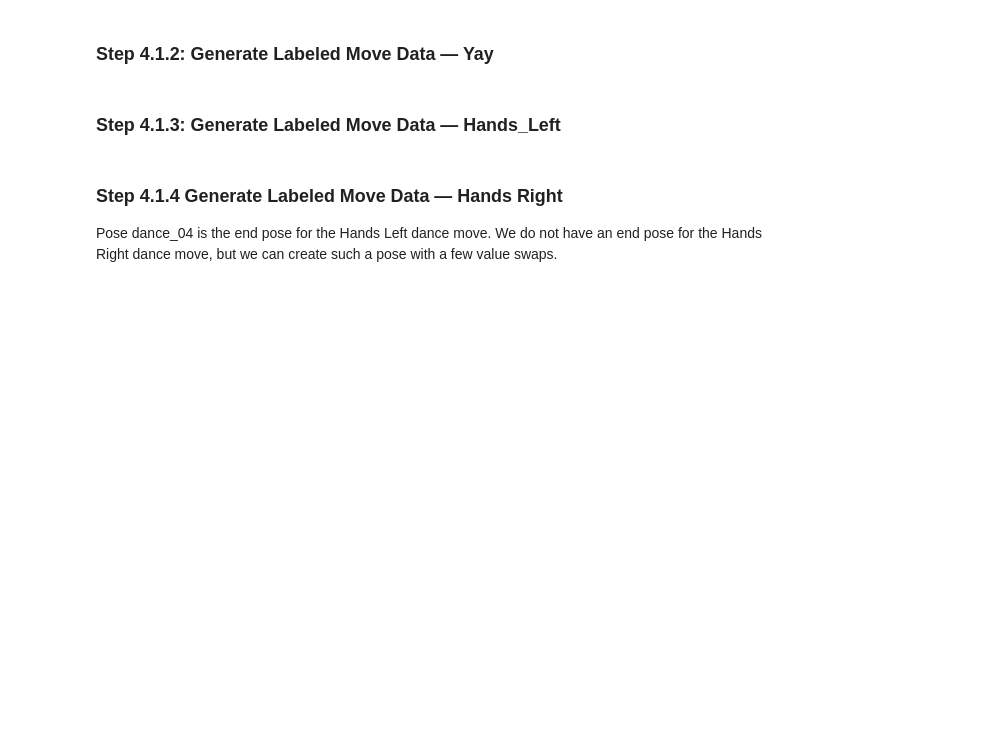
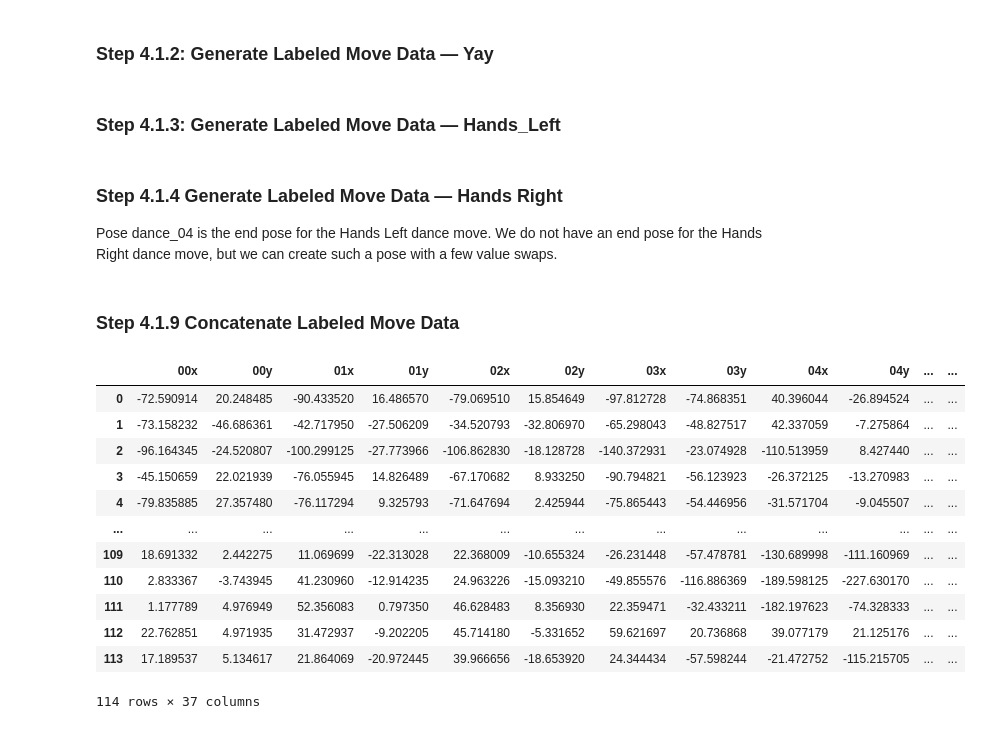
Before and after one commit to HiromiCota/CS506_TeamProject, a Jupyter notebook: main.ipynb, the cells around one changed output. Cells and saved outputs as stored; diff of their text form; code cells hidden in the pictures; blank space fills up the shorter version.

```diff
--- a/main.ipynb
+++ b/main.ipynb
@@ -442,7 +441,42 @@ ValueError: cannot set a row with mismatched columns
 # %% [markdown]
 ### Step 4.1.2: Generate Labeled Move Data — Yay
+# %%
+# We have 3 poses that work as the Yay end frame
+yay_pose1 = pose_to_df("standing_08.json",labels=labels)
+yay_pose2 = pose_to_df("standing_09.json",labels=labels)
+yay_pose3 = pose_to_df("standing_16.json",labels=labels)
+yay_start_frames = ["dance_02.json",   # Hand-selected poses that can work as starting poses
+                     "dance_05.json",
+                     "flexing_01.json",
+                     "flexing_02.json",
+                     "flexing_03.json",
+                     "standing_01.json",
+                     "standing_02.json",
+                     "standing_03.json",
+                     "standing_04.json",
+                     "standing_05.json",
+                     "standing_06.json",
+                     "standing_07.json",
+                     "standing_10.json",
+                     "standing_13.json",
+                     "standing_14.json",
+                     "standing_15.json",
+                     "standing_18.json",
+                     "standing_19.json",
+                     "standing_20.json",
+                     "standing_21.json",
+                     "tpose_01.json",
+                     "tpose_02.json"]
+
+yay_df1 = pose_list_to_vector_df(yay_start_frames,yay_pose1,"Yay",labels=labels)
+yay_df2 = pose_list_to_vector_df(yay_start_frames,yay_pose2,"Yay",labels=labels)
+yay_df3 = pose_list_to_vector_df(yay_start_frames,yay_pose3,"Yay",labels=labels)
 # %% [markdown]
 ### Step 4.1.3: Generate Labeled Move Data — Hands_Left
+# %%
+hands_left_pose = pose_to_df("dance_04.json",labels=labels)
+# We can reuse kick_start_frames for this one
+hands_left_df = pose_list_to_vector_df(kick_start_frames,hands_left_pose,"Hands_Left",labels=labels)
 # %% [markdown]
 ### Step 4.1.4 Generate Labeled Move Data — Hands Right
 Pose dance_04 is the end pose for the Hands Left dance move. We do not have an end pose for the Hands Right dance move, but we can create such a pose with a few value swaps.
@@ -452,5 +486,22 @@ hands_left = prep_dataframe(labels=labels)
 hands_right = prep_dataframe(labels=labels)
 
 #hands_left = store_pose()
+# %% [markdown]
+### Step 4.1.9 Concatenate Labeled Move Data
 # %%
-kick_move_vectors = []
+move_df = pd.concat([kick_df, yay_df1, yay_df2, yay_df3, hands_left_df], axis=0,ignore_index=True)
+display(move_df)
+# %% [output]
+|  | 00x | 00y | 01x | 01y | 02x | 02y | 03x | 03y | 04x | 04y | ... | ... |
+| 0 | -72.590914 | 20.248485 | -90.433520 | 16.486570 | -79.069510 | 15.854649 | -97.812728 | -74.868351 | 40.396044 | -26.894524 | ... | ... |
+| 1 | -73.158232 | -46.686361 | -42.717950 | -27.506209 | -34.520793 | -32.806970 | -65.298043 | -48.827517 | 42.337059 | -7.275864 | ... | ... |
+| 2 | -96.164345 | -24.520807 | -100.299125 | -27.773966 | -106.862830 | -18.128728 | -140.372931 | -23.074928 | -110.513959 | 8.427440 | ... | ... |
+| 3 | -45.150659 | 22.021939 | -76.055945 | 14.826489 | -67.170682 | 8.933250 | -90.794821 | -56.123923 | -26.372125 | -13.270983 | ... | ... |
+| 4 | -79.835885 | 27.357480 | -76.117294 | 9.325793 | -71.647694 | 2.425944 | -75.865443 | -54.446956 | -31.571704 | -9.045507 | ... | ... |
+| ... | ... | ... | ... | ... | ... | ... | ... | ... | ... | ... | ... | ... |
+| 109 | 18.691332 | 2.442275 | 11.069699 | -22.313028 | 22.368009 | -10.655324 | -26.231448 | -57.478781 | -130.689998 | -111.160969 | ... | ... |
+| 110 | 2.833367 | -3.743945 | 41.230960 | -12.914235 | 24.963226 | -15.093210 | -49.855576 | -116.886369 | -189.598125 | -227.630170 | ... | ... |
+| 111 | 1.177789 | 4.976949 | 52.356083 | 0.797350 | 46.628483 | 8.356930 | 22.359471 | -32.433211 | -182.197623 | -74.328333 | ... | ... |
+| 112 | 22.762851 | 4.971935 | 31.472937 | -9.202205 | 45.714180 | -5.331652 | 59.621697 | 20.736868 | 39.077179 | 21.125176 | ... | ... |
+| 113 | 17.189537 | 5.134617 | 21.864069 | -20.972445 | 39.966656 | -18.653920 | 24.344434 | -57.598244 | -21.472752 | -115.215705 | ... | ... |
+114 rows × 37 columns
```
Also changed, not shown: parts of 2 cells of this notebook.
